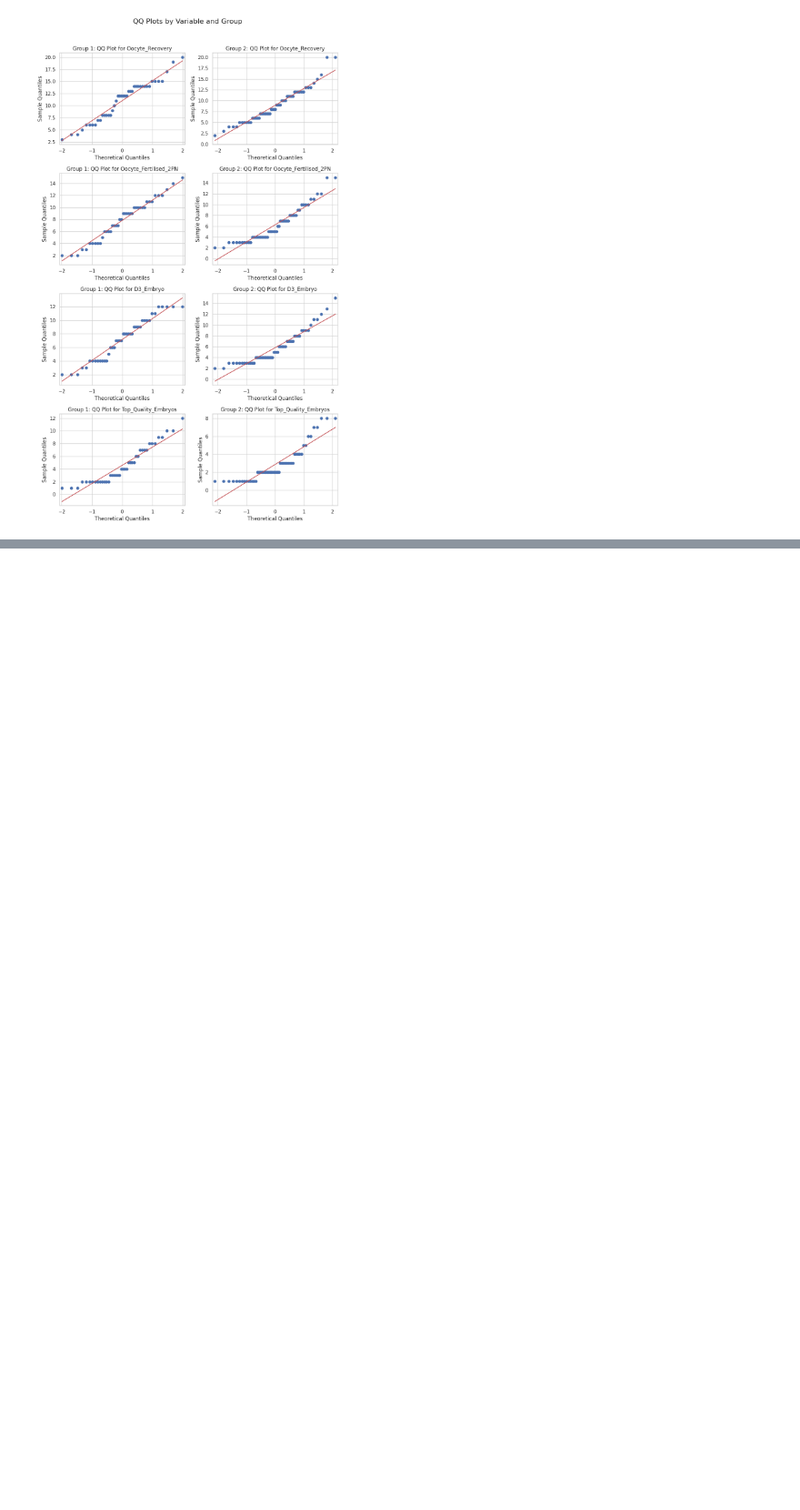
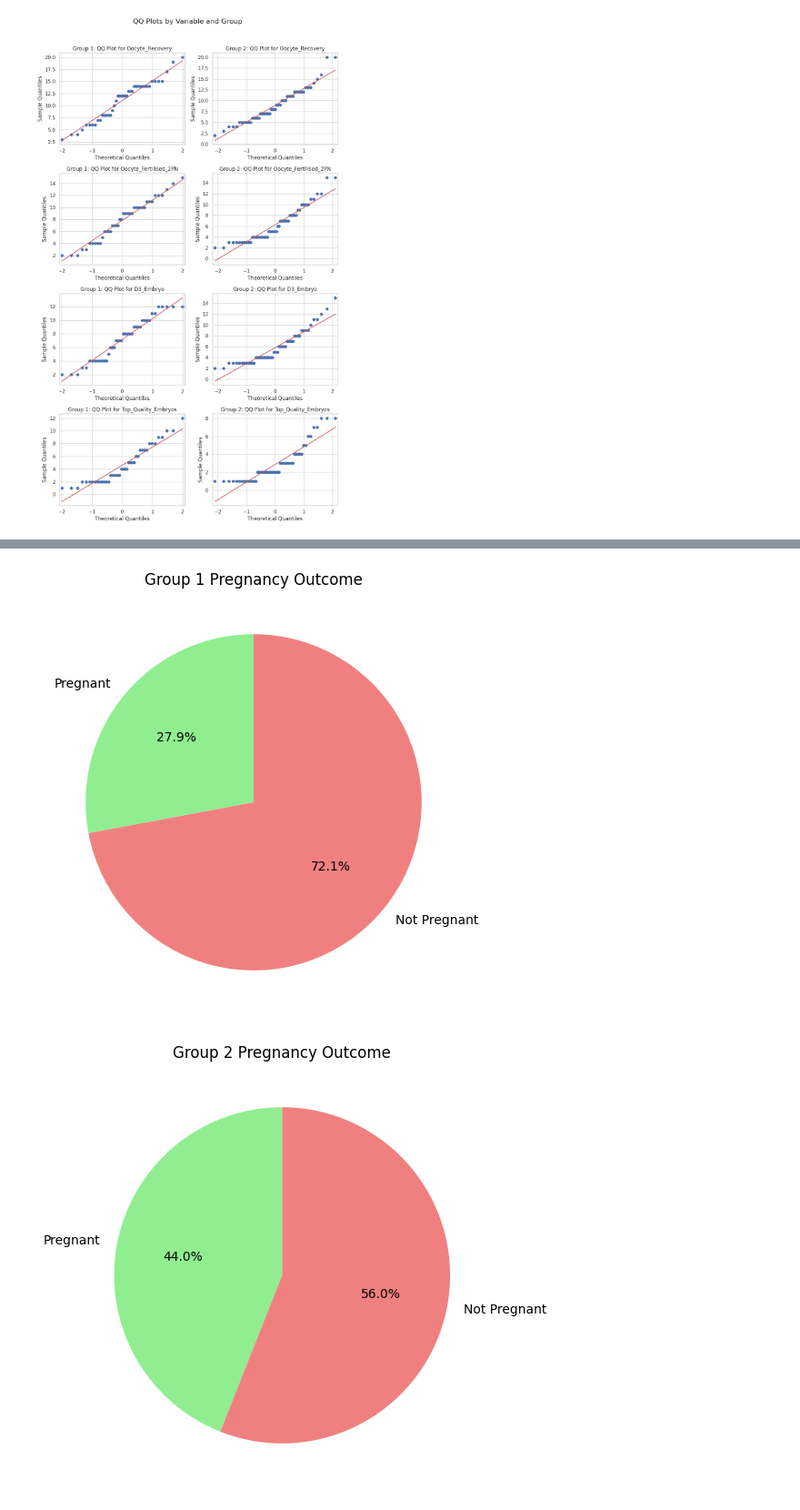
Before and after one commit to Sumit-Nayek/ML_Projects, a Jupyter notebook: T_test_for_2_Group_data_and_visualisation_for_comparison.ipynb, the cells around one changed output, grey strips where cells are left out. Shown at 91% size. Drawn from its saved outputs; the diff is of its cells as text; code cells hidden in the pictures; blank space fills up the shorter version.

```diff
--- a/T_test_for_2_Group_data_and_visualisation_for_comparison.ipynb
+++ b/T_test_for_2_Group_data_and_visualisation_for_comparison.ipynb
@@ -1147,0 +1207,22 @@ plt.show()
+# %%
+# prompt: give me a pie diagram for group 1 and group 2
+
+import matplotlib.pyplot as plt
+# Pie diagram for Group 1
+plt.figure(figsize=(6, 6))
+group1_sizes = [group1_pregnancies.sum(), group1_transfers.sum() - group1_pregnancies.sum()]
+group1_labels = ['Pregnant', 'Not Pregnant']
+plt.pie(group1_sizes, labels=group1_labels, autopct='%1.1f%%', startangle=90, colors=['lightgreen', 'lightcoral'])
+plt.title('Group 1 Pregnancy Outcome')
+plt.show()
+
+# Pie diagram for Group 2
+plt.figure(figsize=(6, 6))
+group2_sizes = [group2_pregnancies.sum(), group2_transfers.sum() - group2_pregnancies.sum()]
+group2_labels = ['Pregnant', 'Not Pregnant']
+plt.pie(group2_sizes, labels=group2_labels, autopct='%1.1f%%', startangle=90, colors=['lightgreen', 'lightcoral'])
+plt.title('Group 2 Pregnancy Outcome')
+plt.show()
+# %% [output]
+[figure, added]
+[figure, added]
```
Also changed, not shown: parts of 4 cells of this notebook.
